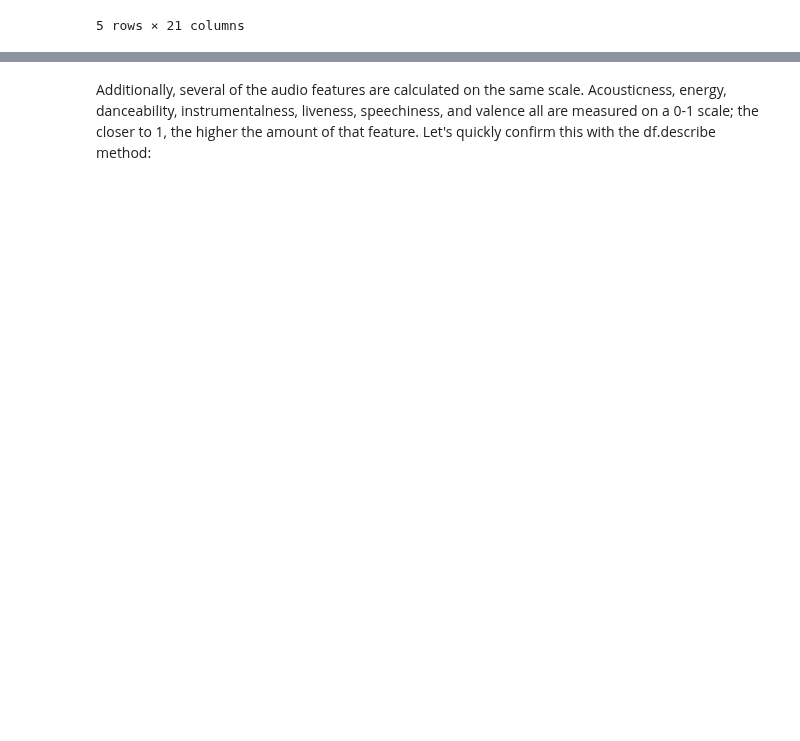
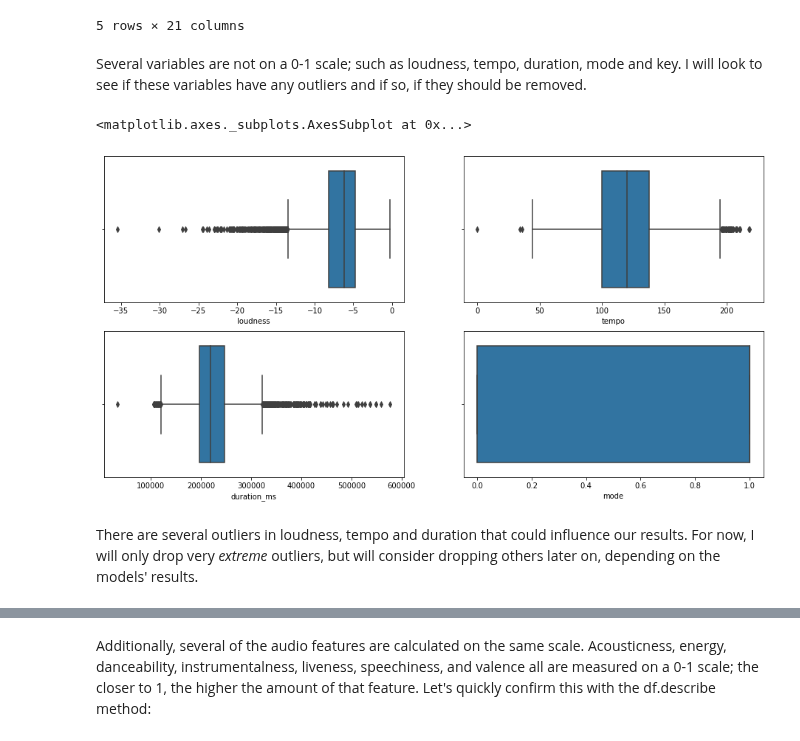
Before and after one commit to adinas94/Spotify_Recommendation_System, a Jupyter notebook: EDA.ipynb, the cells around one changed output, grey strips where cells are left out. Drawn from its saved outputs; the diff is of its cells as text; code cells hidden in the pictures; blank space fills up the shorter version.

```diff
--- a/EDA.ipynb
+++ b/EDA.ipynb
@@ -463,3 +463,21 @@ df.head()
 | 4 | 0 | 1CkvWZme3pRgbzaxZnTl5X | 0.729 | 0.756 | 8 | -5.119 | 1 | 0.0294 | 0.1310 | ... |
 | 5 | 0 | 4lLtanYk6tkMvooU0tWzG8 | 0.706 | 0.558 | 2 | -7.237 | 0 | 0.0593 | 0.1460 | ... |
 5 rows × 21 columns
+# %% [markdown]
+Several variables are not on a 0-1 scale; such as loudness, tempo, duration, mode and key. I will look to see if these variables have any outliers and if so, if they should be removed.
+# %%
+#Create boxplots to identify outliers for loudness, tempo, duration and mode
+plt.figure(figsize=(16,8))
+plt.subplot(221)
+sns.boxplot(x=df['loudness'])
+plt.subplot(222)
+sns.boxplot(x=df['tempo'])
+plt.subplot(223)
+sns.boxplot(x=df['duration_ms'])
+plt.subplot(224)
+sns.boxplot(x=df['mode'])
+# %% [output]
+<matplotlib.axes._subplots.AxesSubplot at 0x...>
+[figure, added]
+# %% [markdown]
+There are several outliers in loudness, tempo and duration that could influence our results. For now, I will only drop very *extreme* outliers, but will consider dropping others later on, depending on the models' results.
```
Also changed, not shown: parts of 29 cells of this notebook, 2 other files.
